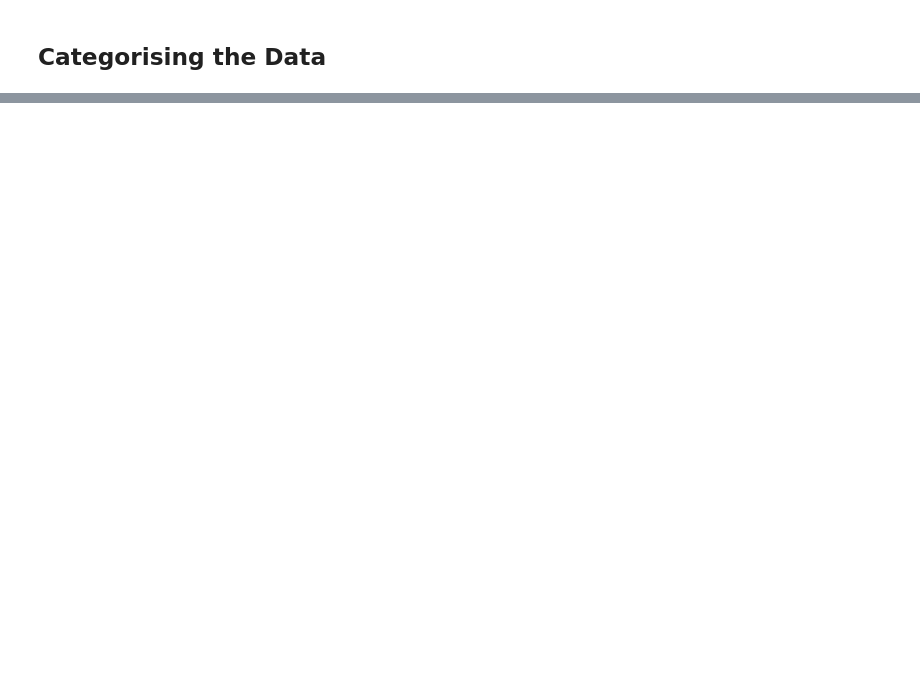
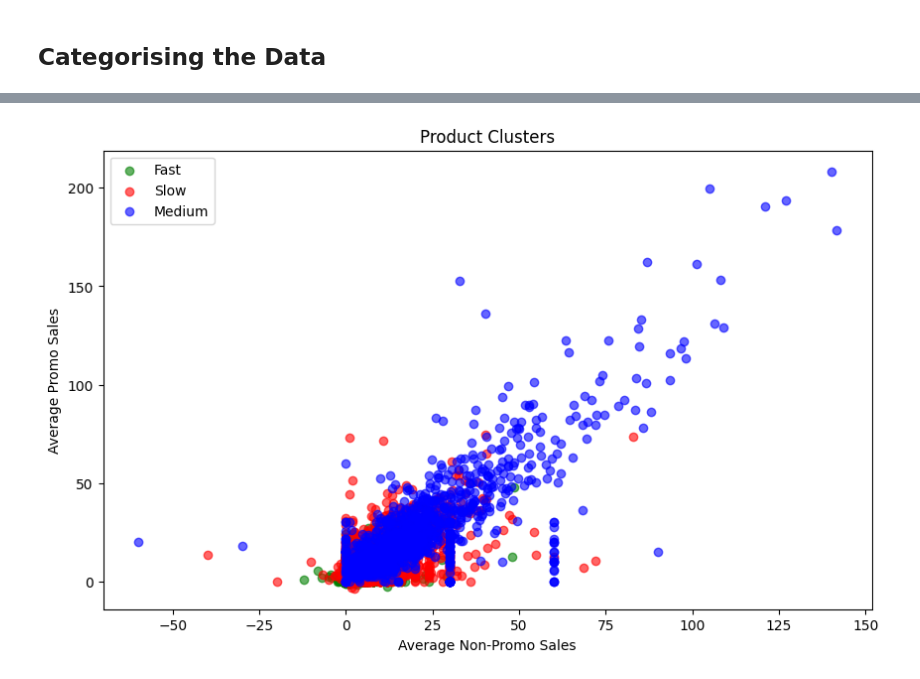
Before and after one commit to derindidinedin/crime, a Jupyter notebook: Invent_Analytics_Case.ipynb, the cells around one changed output, grey strips where cells are left out. Cells and saved outputs as stored; diff of their text form; code cells hidden in the pictures; blank space fills up the shorter version.

```diff
--- a/Invent_Analytics_Case.ipynb
+++ b/Invent_Analytics_Case.ipynb
@@ -237,0 +653,87 @@ kmeans clustering algo
+# %%
+# Load the dataset with promotional flags
+sales_data = pd.read_csv('/assignment4.1a_with_promotional_flag.csv')
+
+# Convert date column to datetime
+sales_data['Date'] = pd.to_datetime(sales_data['Date'], errors='coerce')
+
+# Create weekly sales aggregation
+sales_data['Week'] = sales_data['Date'].dt.isocalendar().week
+weekly_sales = sales_data.groupby(['ProductCode', 'StoreCode', 'Week', 'PromotionalFlag'])['SalesQuantity'].sum().reset_index()
+
+# Separate the data into promotional (flag = 1) and non-promotional periods (flag = 0)
+non_promo_sales = weekly_sales[weekly_sales['PromotionalFlag'] == 0]
+promo_sales = weekly_sales[weekly_sales['PromotionalFlag'] == 1]
+
+# Calculate the average weekly sales for non-promotion periods
+avg_non_promo_sales = non_promo_sales.groupby(['ProductCode', 'StoreCode'])['SalesQuantity'].mean().reset_index()
+avg_non_promo_sales.columns = ['ProductCode', 'StoreCode', 'AvgNonPromoSales']
+
+# Calculate the average weekly sales for promotion periods (flag = 1)
+avg_promo_sales = promo_sales.groupby(['ProductCode', 'StoreCode'])['SalesQuantity'].mean().reset_index()
+avg_promo_sales.columns = ['ProductCode', 'StoreCode', 'AvgPromoSales']
+
+# Merge the average sales data
+avg_sales = avg_non_promo_sales.merge(avg_promo_sales, on=['ProductCode', 'StoreCode'], how='left')
+
+# Replace NaN values with 0 (since there might be StoreProductCodes that don't have sales in promotion period)
+avg_sales = avg_sales.fillna(0)
+
+# Calculate the effect of promotion in percentage form
+avg_sales['SalesIncreasePercentage'] = ((avg_sales['AvgPromoSales'] - avg_sales['AvgNonPromoSales']) / avg_sales['AvgNonPromoSales']) * 100
+
+# Cluster products based on average weekly sales during non-promotion periods
+product_avg_sales = avg_sales.groupby('ProductCode')['AvgNonPromoSales'].mean().reset_index()
+kmeans_product = KMeans(n_clusters=3, random_state=42)
+product_avg_sales['Cluster'] = kmeans_product.fit_predict(product_avg_sales[['AvgNonPromoSales']])
+product_avg_sales['Cluster'] = product_avg_sales['Cluster'].map({0: 'Slow', 1: 'Medium', 2: 'Fast'})
+
+# Cluster stores based on average weekly sales during non-promotion periods
+store_avg_sales = avg_sales.groupby('StoreCode')['AvgNonPromoSales'].mean().reset_index()
+kmeans_store = KMeans(n_clusters=3, random_state=42)
+store_avg_sales['Cluster'] = kmeans_store.fit_predict(store_avg_sales[['AvgNonPromoSales']])
+store_avg_sales['Cluster'] = store_avg_sales['Cluster'].map({0: 'Slow', 1: 'Medium', 2: 'Fast'})
+
+# Merge cluster information back into avg_sales
+avg_sales = avg_sales.merge(product_avg_sales[['ProductCode', 'Cluster']], on='ProductCode', how='left')
+avg_sales.rename(columns={'Cluster': 'Cluster_Product'}, inplace=True)
+avg_sales = avg_sales.merge(store_avg_sales[['StoreCode', 'Cluster']], on='StoreCode', how='left')
+avg_sales.rename(columns={'Cluster': 'Cluster_Store'}, inplace=True)
+
+# Calculate sales increase by product and store clusters
+product_cluster_effect = avg_sales.groupby('Cluster_Product')['SalesIncreasePercentage'].mean()
+store_cluster_effect = avg_sales.groupby('Cluster_Store')['SalesIncreasePercentage'].mean()
+
+print("Sales Increase Percentage by Product Cluster:")
+print(product_cluster_effect)
+
+print("\nSales Increase Percentage by Store Cluster:")
+print(store_cluster_effect)
+
+# Visualization
+def plot_clusters(data, cluster_column, title, xlabel, ylabel):
+    unique_clusters = data[cluster_column].unique()
+    colors = {'Slow': 'red', 'Medium': 'blue', 'Fast': 'green'}
+
+    plt.figure(figsize=(10, 6))
+    for cluster in unique_clusters:
+        clustered_data = data[data[cluster_column] == cluster]
+        plt.scatter(clustered_data['AvgNonPromoSales'], clustered_data['AvgPromoSales'],
+                    color=colors[cluster], label=cluster, alpha=0.6)
+
+    plt.title(title)
+    plt.xlabel(xlabel)
+    plt.ylabel(ylabel)
+    plt.legend()
+    plt.show()
+
+# Plot clusters for products
+plot_clusters(avg_sales, 'Cluster_Product', 'Product Clusters', 'Average Non-Promo Sales', 'Average Promo Sales')
+
+# Plot clusters for stores
+plot_clusters(avg_sales, 'Cluster_Store', 'Store Clusters', 'Average Non-Promo Sales', 'Average Promo Sales')
+
+# Display the clusters
+print(product_avg_sales.head())
+print(store_avg_sales.head())
+# %% [output]
@@ -237,0 +753 @@ kmeans clustering algo
+[figure, added]
```
Also changed, not shown: parts of 16 cells of this notebook.
